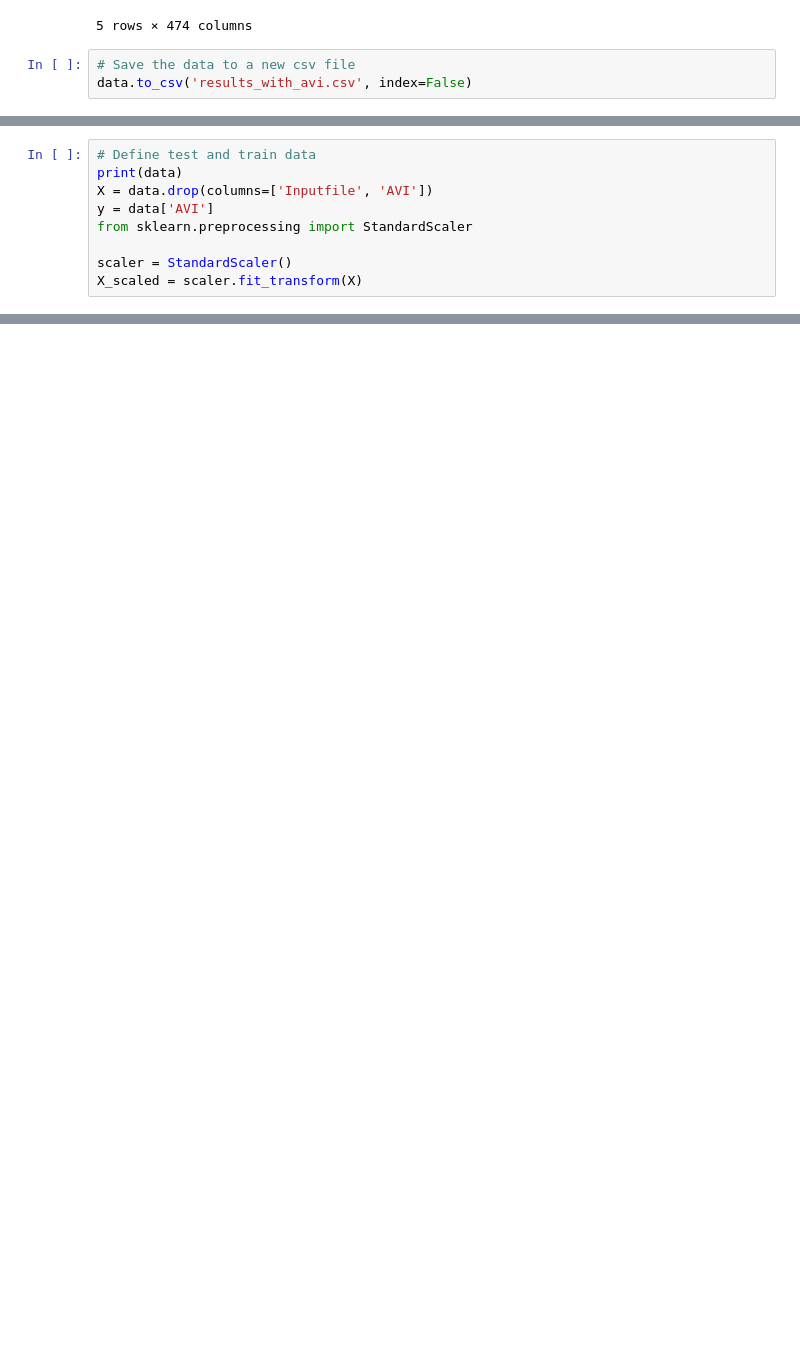
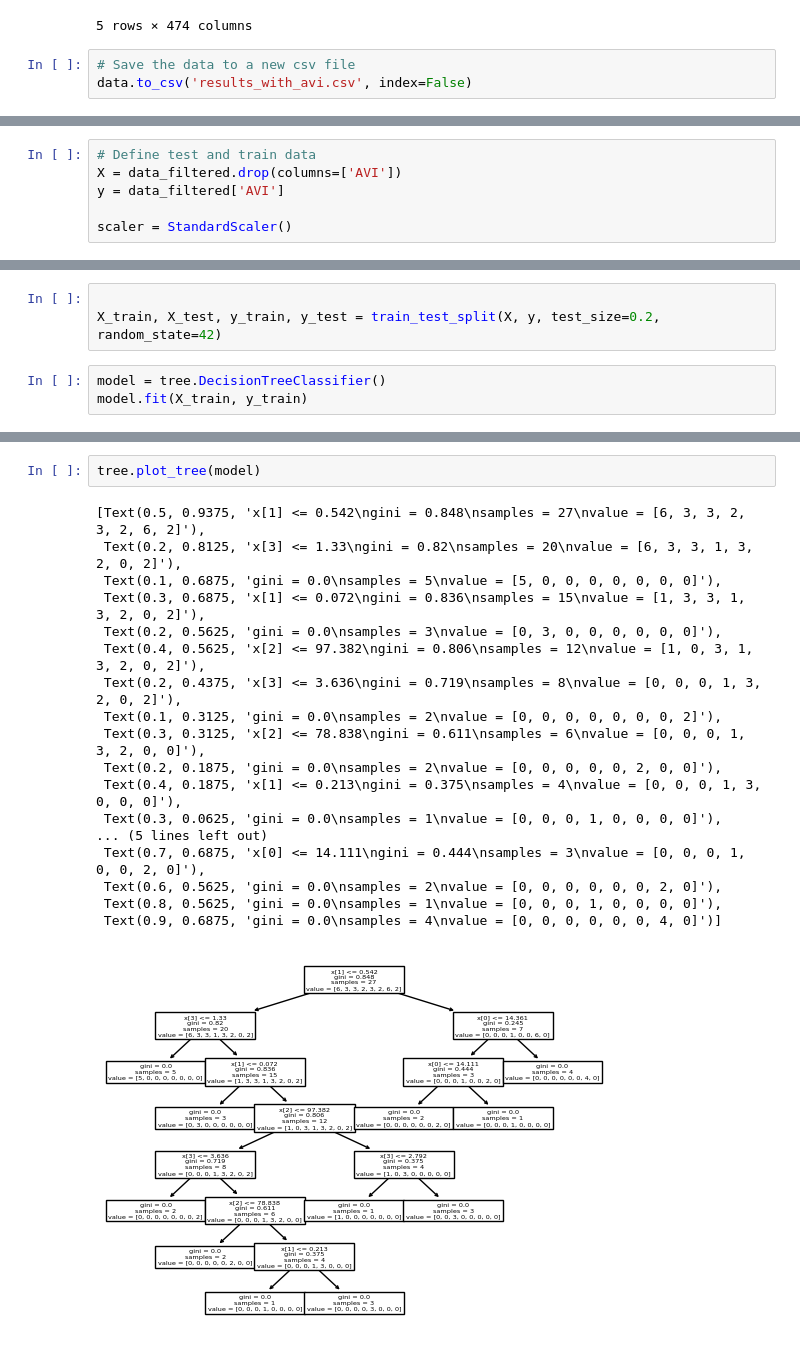
Before and after one commit to bramv-d/REDI, a Jupyter notebook: analyze-text-features.ipynb, the cells around one changed output, grey strips where cells are left out. Saved outputs shown, nothing was run; the diff lists cells and outputs as text; blank space fills up the shorter version.

```diff
--- a/analyze-text-features.ipynb
+++ b/analyze-text-features.ipynb
@@ -57,9 +63,6 @@ data.head()
 # %%
 # Define test and train data
-print(data)
-X = data.drop(columns=['Inputfile', 'AVI'])
-y = data['AVI']
-from sklearn.preprocessing import StandardScaler
+X = data_filtered.drop(columns=['AVI'])
+y = data_filtered['AVI']
 
 scaler = StandardScaler()
-X_scaled = scaler.fit_transform(X)
@@ -83,0 +69,6 @@ X_scaled = scaler.fit_transform(X)
+# %%
+
+X_train, X_test, y_train, y_test = train_test_split(X, y, test_size=0.2, random_state=42)
+# %%
+model = tree.DecisionTreeClassifier()
+model.fit(X_train, y_train)
@@ -83,0 +136,21 @@ X_scaled = scaler.fit_transform(X)
+# %%
+tree.plot_tree(model)
+# %% [output]
+[Text(0.5, 0.9375, 'x[1] <= 0.542\ngini = 0.848\nsamples = 27\nvalue = [6, 3, 3, 2, 3, 2, 6, 2]'),
+ Text(0.2, 0.8125, 'x[3] <= 1.33\ngini = 0.82\nsamples = 20\nvalue = [6, 3, 3, 1, 3, 2, 0, 2]'),
+ Text(0.1, 0.6875, 'gini = 0.0\nsamples = 5\nvalue = [5, 0, 0, 0, 0, 0, 0, 0]'),
+ Text(0.3, 0.6875, 'x[1] <= 0.072\ngini = 0.836\nsamples = 15\nvalue = [1, 3, 3, 1, 3, 2, 0, 2]'),
+ Text(0.2, 0.5625, 'gini = 0.0\nsamples = 3\nvalue = [0, 3, 0, 0, 0, 0, 0, 0]'),
+ Text(0.4, 0.5625, 'x[2] <= 97.382\ngini = 0.806\nsamples = 12\nvalue = [1, 0, 3, 1, 3, 2, 0, 2]'),
+ Text(0.2, 0.4375, 'x[3] <= 3.636\ngini = 0.719\nsamples = 8\nvalue = [0, 0, 0, 1, 3, 2, 0, 2]'),
+ Text(0.1, 0.3125, 'gini = 0.0\nsamples = 2\nvalue = [0, 0, 0, 0, 0, 0, 0, 2]'),
+ Text(0.3, 0.3125, 'x[2] <= 78.838\ngini = 0.611\nsamples = 6\nvalue = [0, 0, 0, 1, 3, 2, 0, 0]'),
+ Text(0.2, 0.1875, 'gini = 0.0\nsamples = 2\nvalue = [0, 0, 0, 0, 0, 2, 0, 0]'),
+ Text(0.4, 0.1875, 'x[1] <= 0.213\ngini = 0.375\nsamples = 4\nvalue = [0, 0, 0, 1, 3, 0, 0, 0]'),
+ Text(0.3, 0.0625, 'gini = 0.0\nsamples = 1\nvalue = [0, 0, 0, 1, 0, 0, 0, 0]'),
+... (5 lines left out)
+ Text(0.7, 0.6875, 'x[0] <= 14.111\ngini = 0.444\nsamples = 3\nvalue = [0, 0, 0, 1, 0, 0, 2, 0]'),
+ Text(0.6, 0.5625, 'gini = 0.0\nsamples = 2\nvalue = [0, 0, 0, 0, 0, 0, 2, 0]'),
+ Text(0.8, 0.5625, 'gini = 0.0\nsamples = 1\nvalue = [0, 0, 0, 1, 0, 0, 0, 0]'),
+ Text(0.9, 0.6875, 'gini = 0.0\nsamples = 4\nvalue = [0, 0, 0, 0, 0, 0, 4, 0]')]
+[figure, added]
```
Also changed, not shown: parts of 9 cells of this notebook, 1 other file.
